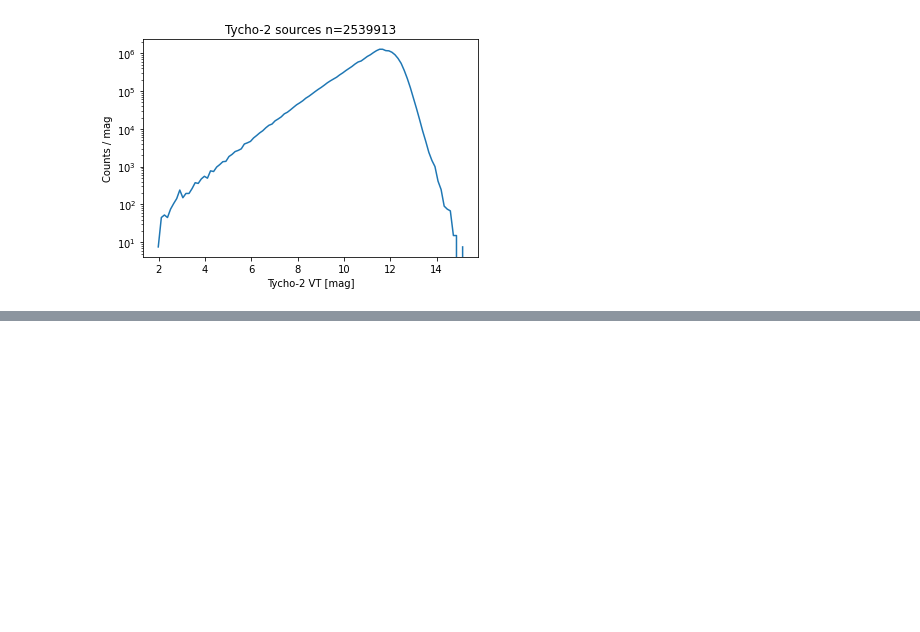
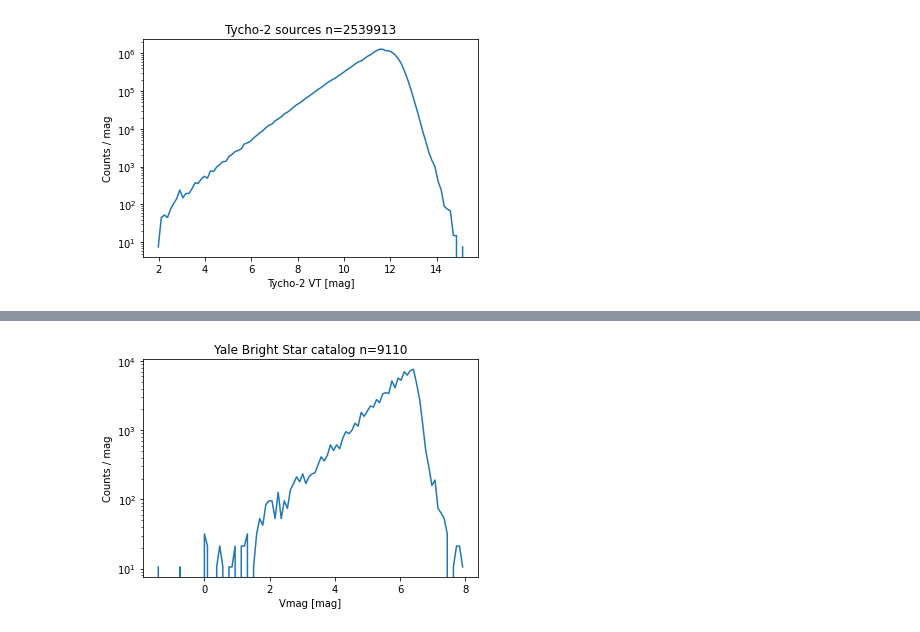
Before and after one commit to bcrill/infrared_bright_stars, a Jupyter notebook: notebooks/Catalog Manipulation.ipynb, the cells around one changed output, grey strips where cells are left out. Saved outputs shown, nothing was run; the diff lists cells and outputs as text; code cells hidden in the pictures; blank space fills up the shorter version.

```diff
--- a/notebooks/Catalog Manipulation.ipynb
+++ b/notebooks/Catalog Manipulation.ipynb
@@ -45,0 +78,2 @@ plt.show()
+# %%
+YBS = Table.read( indir+"BSCV5/BSCV5.fits")
@@ -45,0 +102,15 @@ plt.show()
+# %%
+values = YBS['Vmag']
+values = values[np.where(values<30)]
+y, bin_edges = np.histogram(values,bins=100)
+x = 0.5 * (bin_edges[1:]+bin_edges[:-1])
+dm = x[1]-x[0]
+plt.plot(x,y/dm)
+plt.semilogy()
+plt.xlabel('Vmag [mag]')
+plt.ylabel('Counts / mag')
+plt.title(f'Yale Bright Star catalog n={len(YBS)}')
+
+plt.show()
+# %% [output]
+[figure, added]
```
Also changed, not shown: parts of 16 cells of this notebook.
